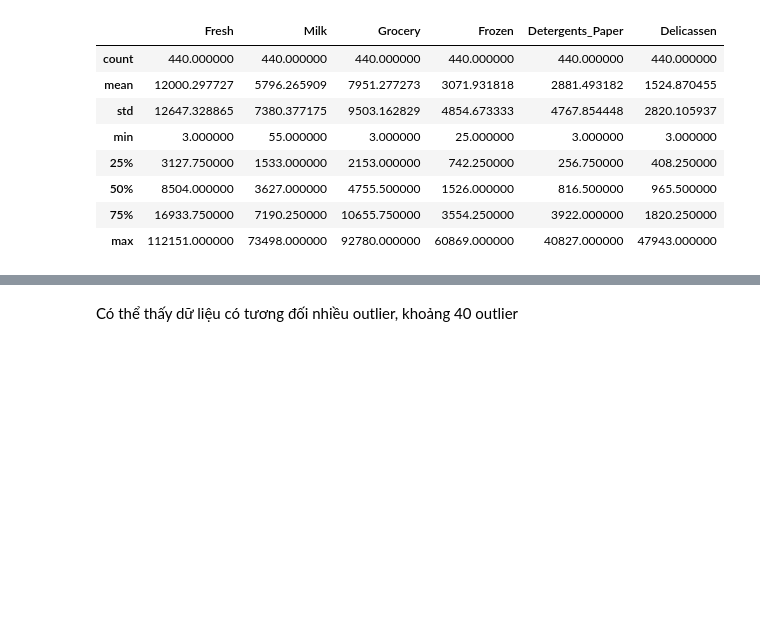
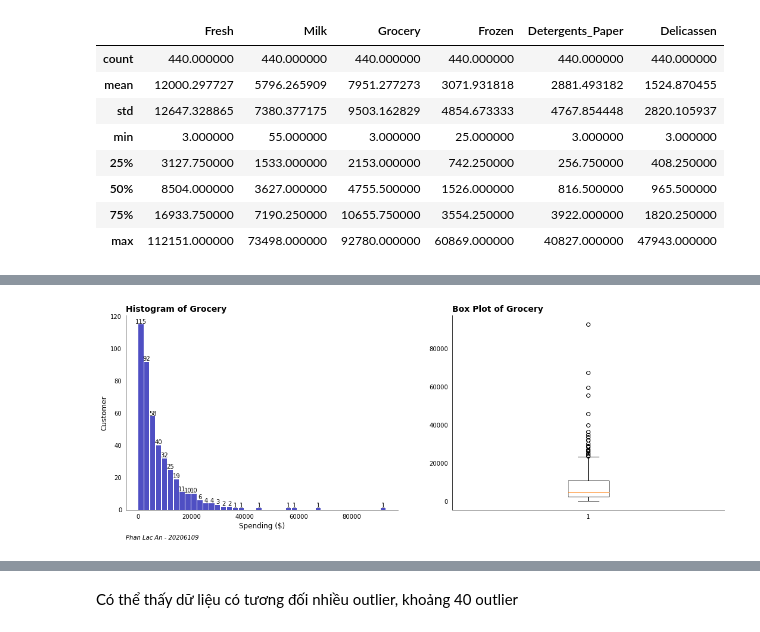
Before and after one commit to PhanAn-2002/do_an_1, a Jupyter notebook: customer_segment ver 2.ipynb, the cells around one changed output, grey strips where cells are left out. Cells and saved outputs as stored; diff of their text form; code cells hidden in the pictures; blank space fills up the shorter version.

```diff
--- a/customer_segment ver 2.ipynb
+++ b/customer_segment ver 2.ipynb
@@ -282,0 +153,4 @@ plt.show()
+# %%
+plot_histogram_and_boxplot(df['Grocery'])
+# %% [output]
+[figure, added]
```
Also changed, not shown: parts of 28 cells of this notebook.
